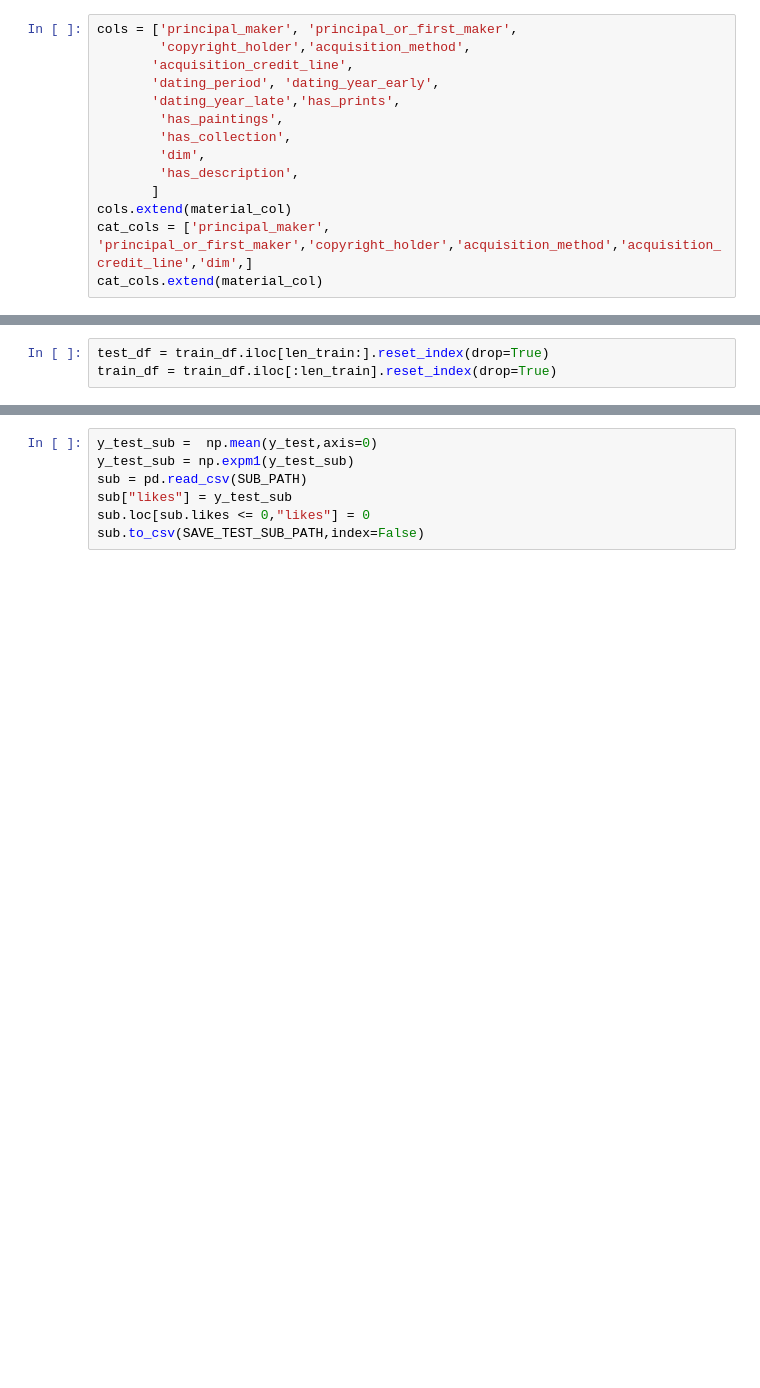
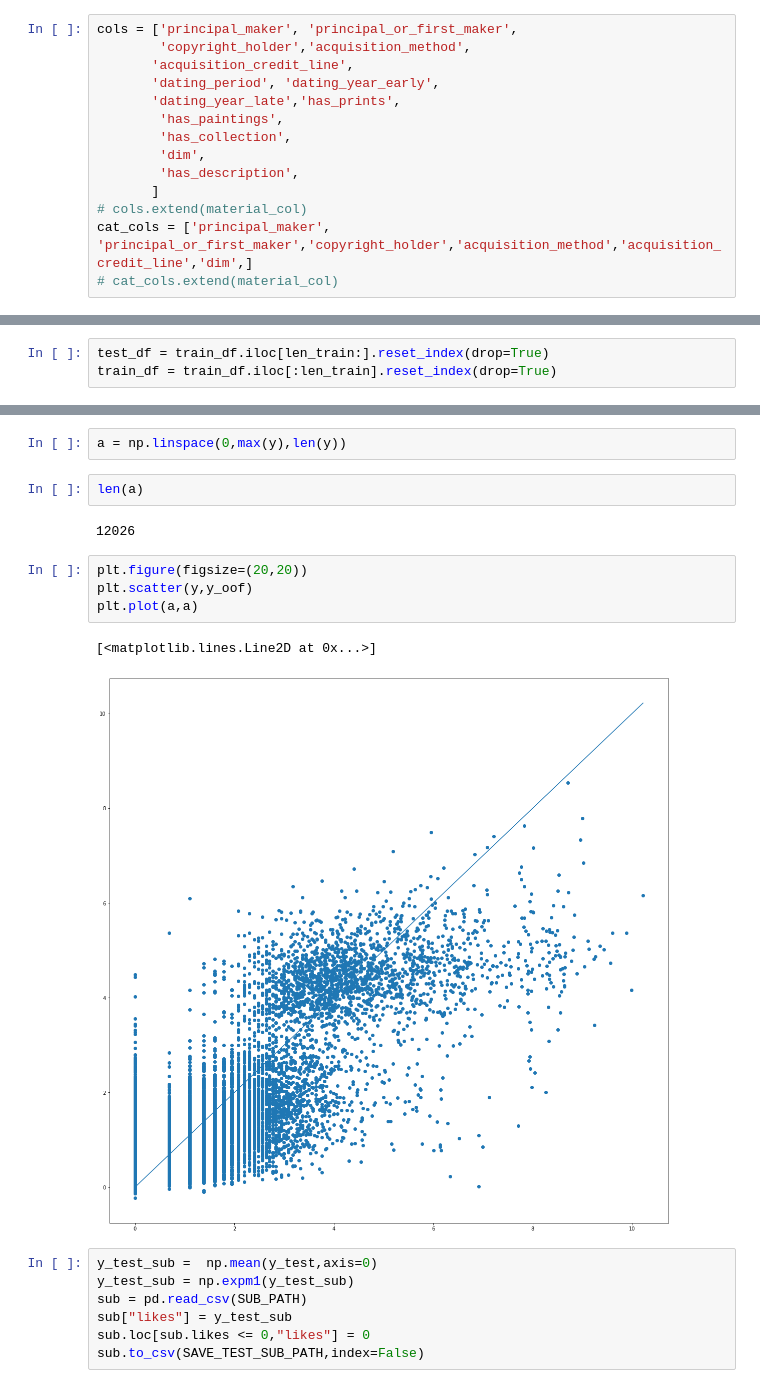
Before and after one commit to heizari/atma_10_art, a Jupyter notebook: notebook/007_lgb.ipynb, the cells around one changed output, grey strips where cells are left out. Drawn from its saved outputs; the diff is of its cells as text; blank space fills up the shorter version.

```diff
--- a/notebook/007_lgb.ipynb
+++ b/notebook/007_lgb.ipynb
@@ -175,9 +175,9 @@ cols = ['principal_maker', 'principal_or_first_maker',
         'dim',
         'has_description',
        ]
-cols.extend(material_col)
+# cols.extend(material_col)
 cat_cols = ['principal_maker', 'principal_or_first_maker','copyright_holder','acquisition_method','acquisition_credit_line','dim',]
-cat_cols.extend(material_col)
+# cat_cols.extend(material_col)
 # %%
 for c in cat_cols:
     train_df.loc[~train_df[c].isin(test_df[c].unique()),c] = np.nan
@@ -267,3 +279,16 @@ Early stopping, best iteration is:
+# %%
+a = np.linspace(0,max(y),len(y))
+# %%
+len(a)
+# %% [output]
+12026
+# %%
+plt.figure(figsize=(20,20))
+plt.scatter(y,y_oof)
+plt.plot(a,a)
+# %% [output]
+[<matplotlib.lines.Line2D at 0x...>]
+[figure, added]
 # %%
 y_test_sub =  np.mean(y_test,axis=0)
 y_test_sub = np.expm1(y_test_sub)
```
Also changed, not shown: parts of 3 cells of this notebook, 3 other files.
